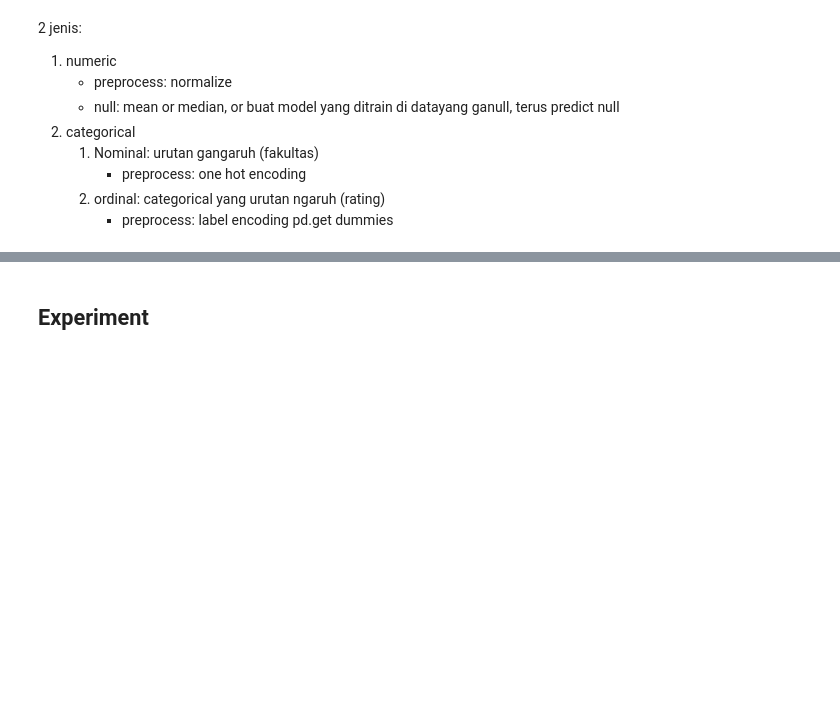
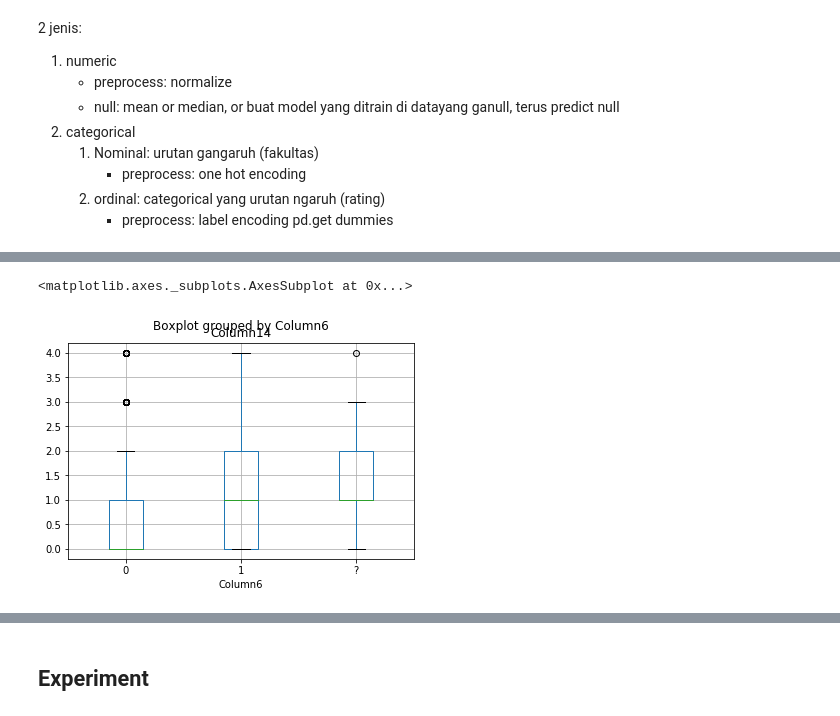
Before and after one commit to abrampers/heartdisease, a Jupyter notebook: notebook/Tubes 2 AI - Heart Disease.ipynb, the cells around one changed output, grey strips where cells are left out. Cells and saved outputs as stored; diff of their text form; code cells hidden in the pictures; blank space fills up the shorter version.

```diff
--- a/notebook/Tubes 2 AI - Heart Disease.ipynb
+++ b/notebook/Tubes 2 AI - Heart Disease.ipynb
@@ -116,0 +125,6 @@ heart_disease['train']['Column1'].value_counts().sort_index().plot.area()
+# %%
+# Create a boxplot of heart diseases diagnosis per fasting blood sugar > 120 mg/dl
+heart_disease['train'].boxplot('Column14', 'Column6')
+# %% [output]
+<matplotlib.axes._subplots.AxesSubplot at 0x...>
+[figure, added]
```
Also changed, not shown: parts of 12 cells of this notebook.
